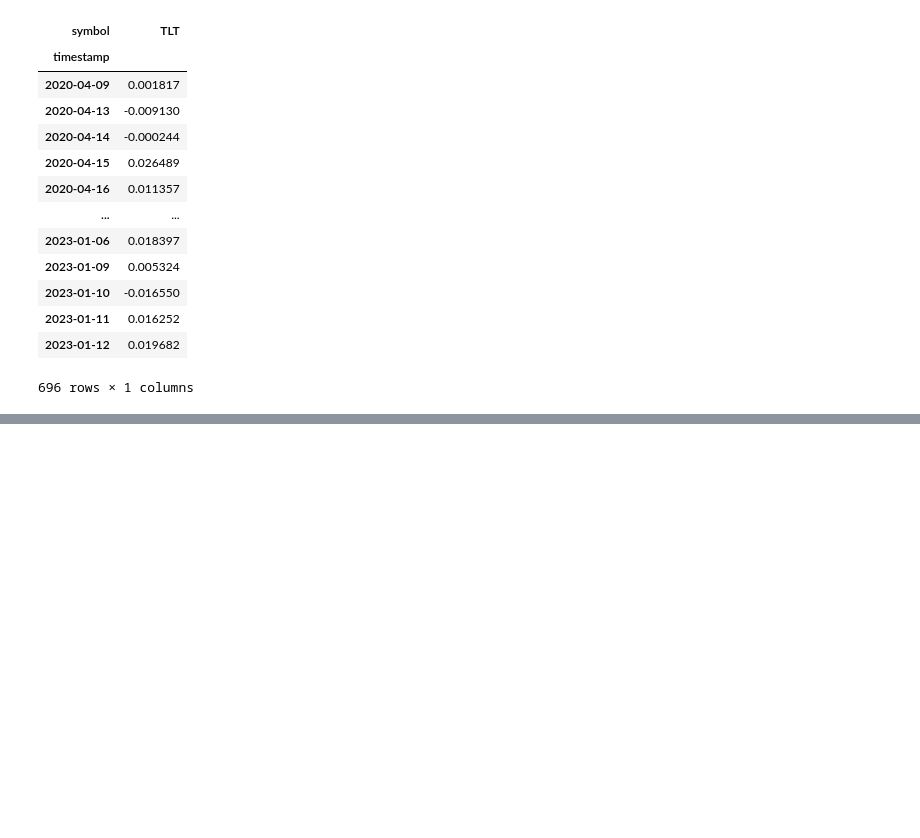
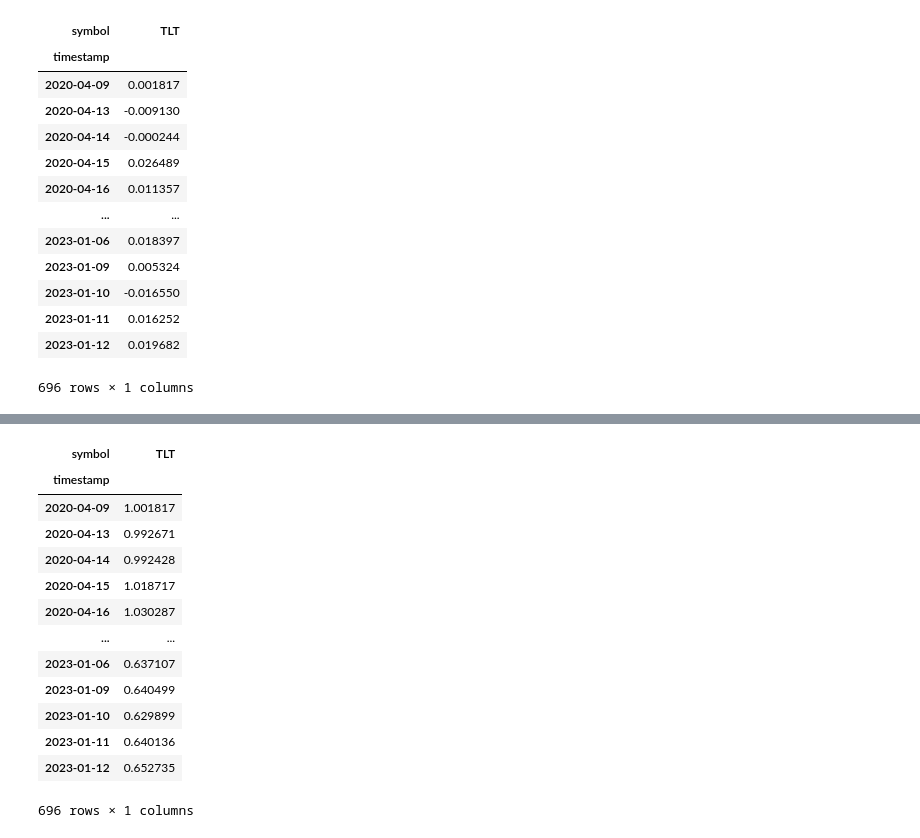
Before and after one commit to jordan-gilmartin/Alpaca-API-Data, a Jupyter notebook: Alpaca-API-Data.ipynb, the cells around one changed output, grey strips where cells are left out. Cells and saved outputs as stored; diff of their text form; code cells hidden in the pictures; blank space fills up the shorter version.

```diff
--- a/Alpaca-API-Data.ipynb
+++ b/Alpaca-API-Data.ipynb
@@ -592,0 +646,19 @@ SOROS_cumprod
+# %%
+# Running cumprod (cumulative product) function over TLT Daily Returns to calculate overall gain / loss
+TLT_cumprod = (1 + tlt_daily).cumprod()
+TLT_cumprod
+# %% [output]
+| symbol | TLT |
+| timestamp |  |
+| 2020-04-09 | 1.001817 |
+| 2020-04-13 | 0.992671 |
+| 2020-04-14 | 0.992428 |
+| 2020-04-15 | 1.018717 |
+| 2020-04-16 | 1.030287 |
+| ... | ... |
+| 2023-01-06 | 0.637107 |
+| 2023-01-09 | 0.640499 |
+| 2023-01-10 | 0.629899 |
+| 2023-01-11 | 0.640136 |
+| 2023-01-12 | 0.652735 |
+696 rows × 1 columns
```
Also changed, not shown: parts of 3 cells of this notebook.
